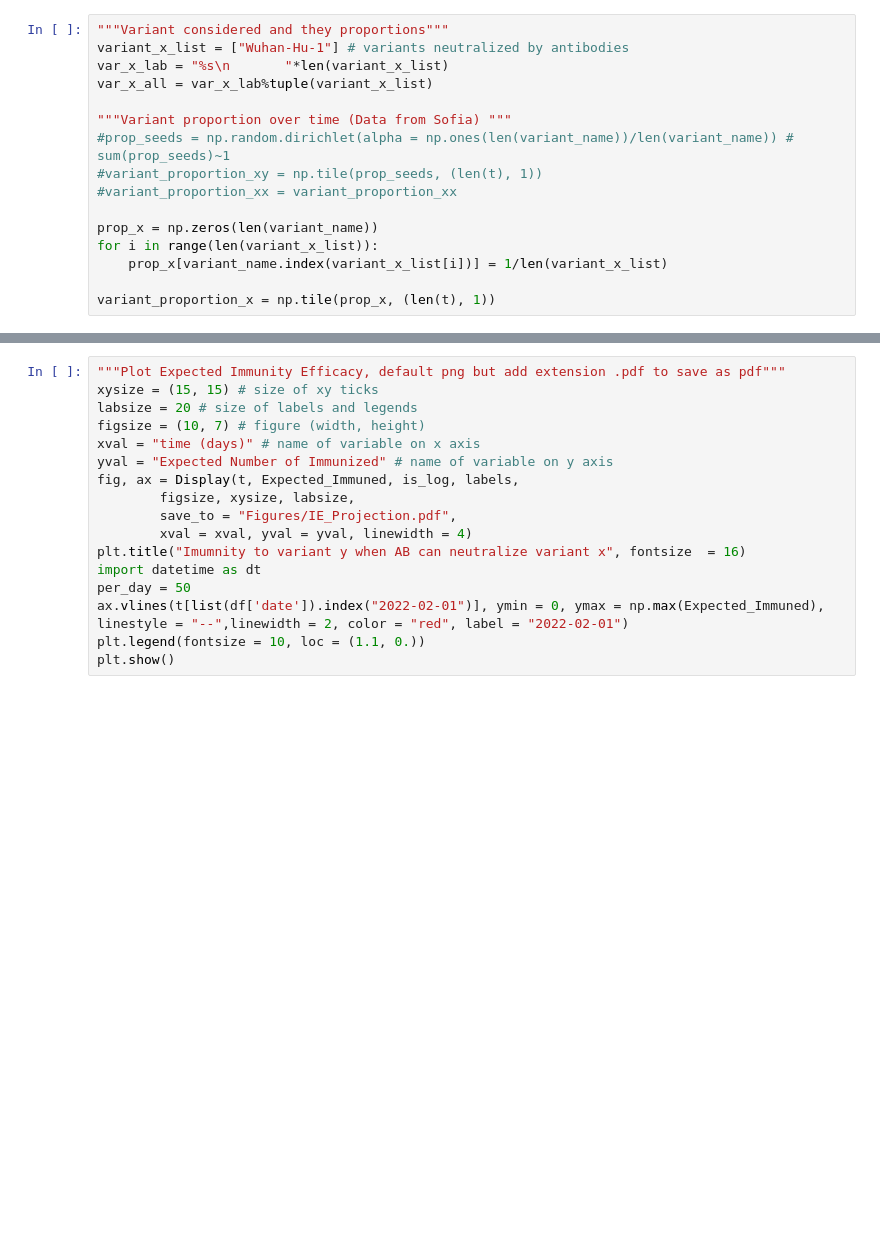
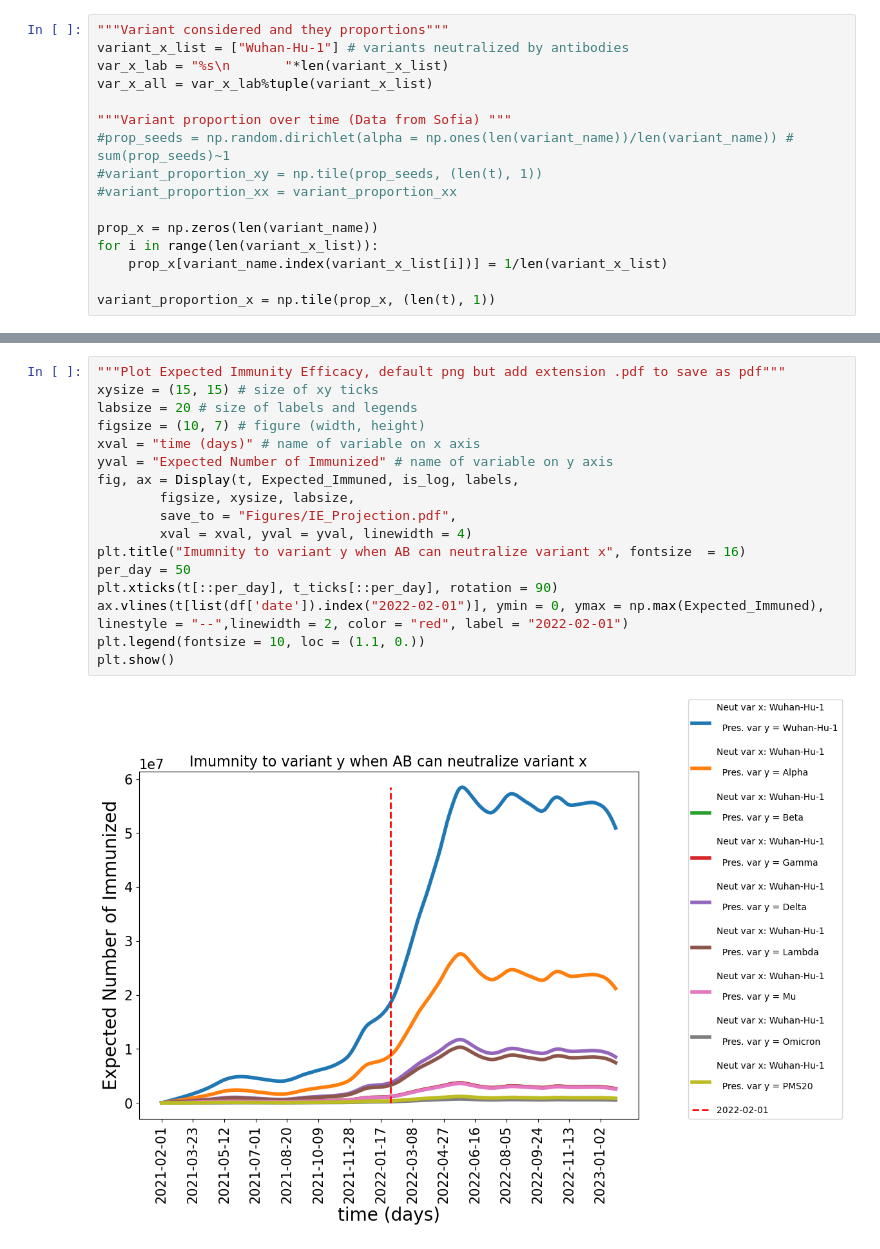
Before and after one commit to AlexiaNomena/Immune_Waning, a Jupyter notebook: Helper.ipynb, the cells around one changed output, grey strips where cells are left out. Saved outputs shown, nothing was run; the diff lists cells and outputs as text; blank space fills up the shorter version.

```diff
--- a/Helper.ipynb
+++ b/Helper.ipynb
@@ -235,20 +271,22 @@ plt.show()
 # %%
 """Plot Expected Immunity Efficacy, default png but add extension .pdf to save as pdf"""
 xysize = (15, 15) # size of xy ticks
 labsize = 20 # size of labels and legends
 figsize = (10, 7) # figure (width, height)
 xval = "time (days)" # name of variable on x axis
 yval = "Expected Number of Immunized" # name of variable on y axis
 fig, ax = Display(t, Expected_Immuned, is_log, labels,
         figsize, xysize, labsize,
         save_to = "Figures/IE_Projection.pdf",
         xval = xval, yval = yval, linewidth = 4)
 plt.title("Imumnity to variant y when AB can neutralize variant x", fontsize  = 16)
-import datetime as dt
 per_day = 50
+plt.xticks(t[::per_day], t_ticks[::per_day], rotation = 90)
 ax.vlines(t[list(df['date']).index("2022-02-01")], ymin = 0, ymax = np.max(Expected_Immuned), linestyle = "--",linewidth = 2, color = "red", label = "2022-02-01")
 plt.legend(fontsize = 10, loc = (1.1, 0.))
 plt.show()
+# %% [output]
+[figure, added]
 # %%
 """Load non normalized IC50xx data """
 IC50xx_orig = pd.read_csv('Data/IC50xx_per_Ab_class.csv')
```
Also changed, not shown: parts of 19 cells of this notebook, 3 other files.
